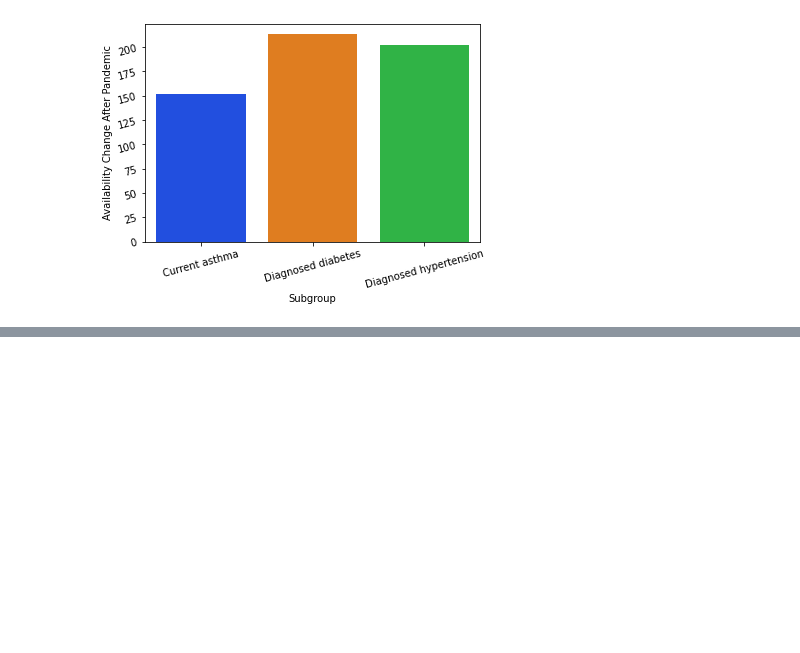
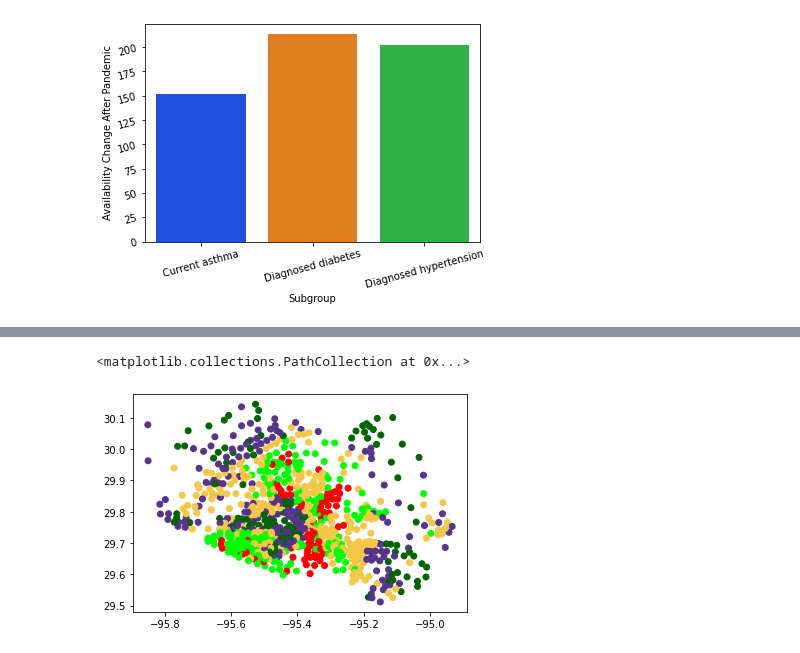
Before and after one commit to will-hou/Titans-Rice-Datathon-2021, a Jupyter notebook: triage_viz.ipynb, the cells around one changed output, grey strips where cells are left out. Cells and saved outputs as stored; diff of their text form; code cells hidden in the pictures; blank space fills up the shorter version.

```diff
--- a/triage_viz.ipynb
+++ b/triage_viz.ipynb
@@ -76,0 +98,3 @@ sns.barplot(data=med_subgroups, x="Subgroup", y="Availability Change After Pande
+# %%
+tract_LOT = pd.read_csv("track_LOT.csv")
+tract_LOT
@@ -76,0 +115,7 @@ sns.barplot(data=med_subgroups, x="Subgroup", y="Availability Change After Pande
+# %%
+cmap_bold = ListedColormap(['#FF0000', '#00FF00','#00AAFF', '#f6c745', '#f6ec02', '#56338c', '#006400'])
+# %%
+plt.scatter(x = "Long", y = "Lat", c="LOT", cmap=cmap_bold, data=tract_LOT)
+# %% [output]
+<matplotlib.collections.PathCollection at 0x...>
+[figure, added]
```
Also changed, not shown: parts of 3 cells of this notebook.
